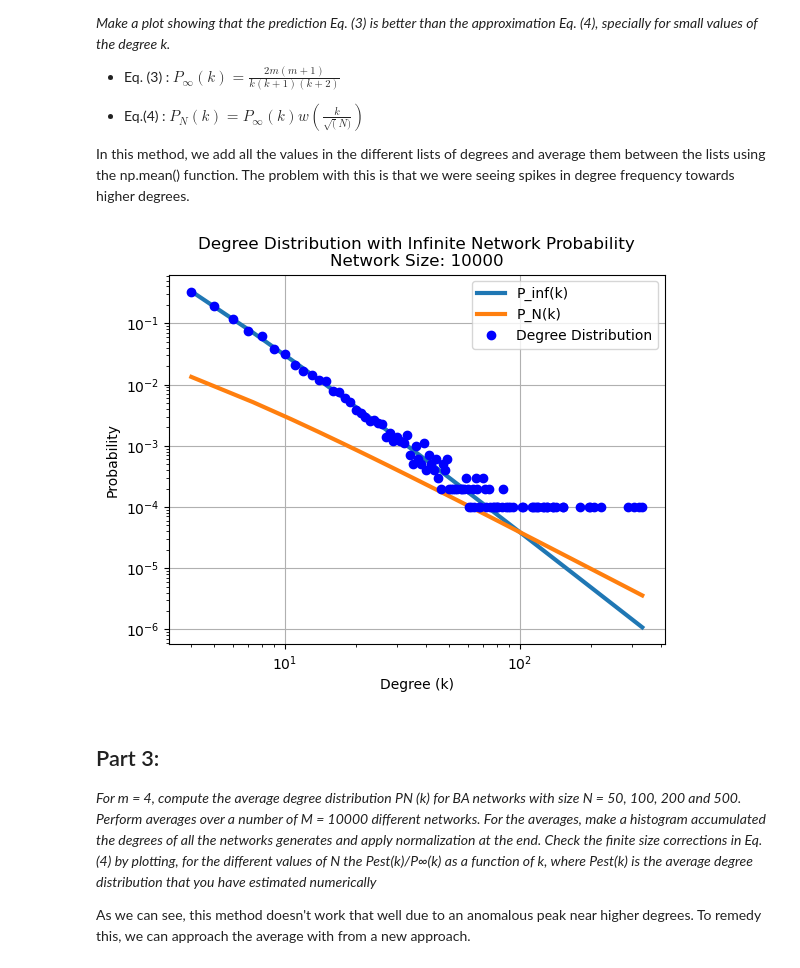
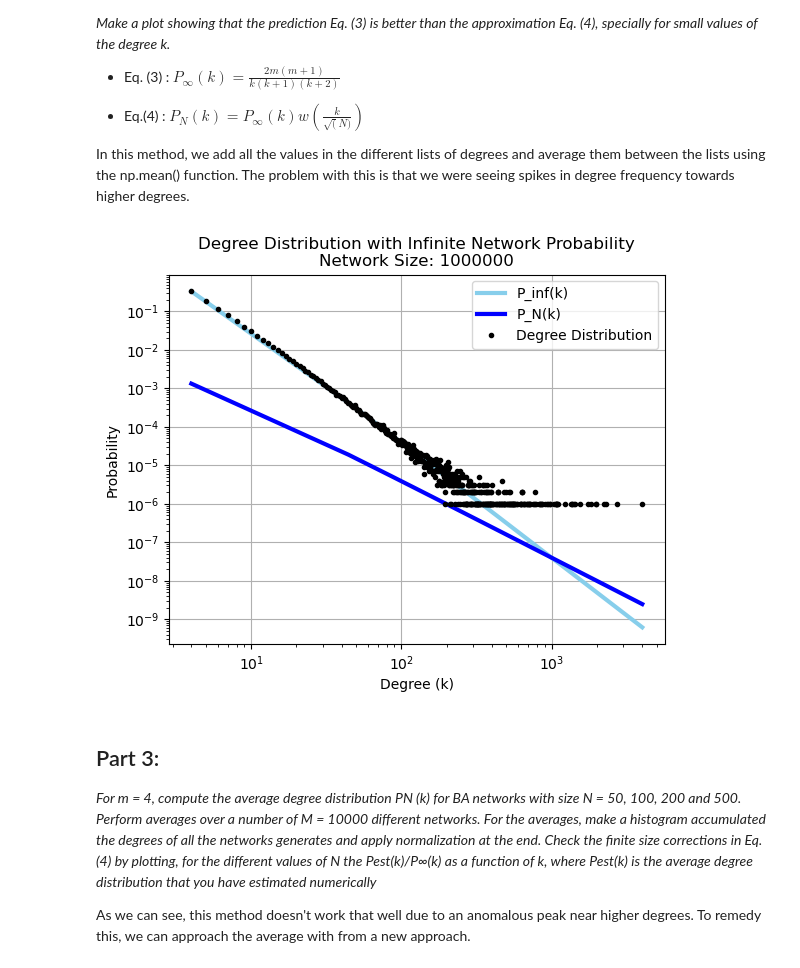
Before and after one commit to CherryWookie/Critical-Phenomena-and-Complexity, a Jupyter notebook: appliedhw/ba_final.ipynb, the cells around one changed output. Saved outputs shown, nothing was run; the diff lists cells and outputs as text; code cells hidden in the pictures.

```diff
--- a/appliedhw/ba_final.ipynb
+++ b/appliedhw/ba_final.ipynb
@@ -60,7 +61,7 @@ def generate_BA(N,m):
         connected_nodes = []
         while len(connected_nodes) < m:
             # Randomly select attachment node
-            the_chosen_node = np.random.choice(aux_list)
+            the_chosen_node = random.choice(aux_list)
             if the_chosen_node not in connected_nodes:
                 connected_nodes.append(the_chosen_node)
 
@@ -84,17 +85,30 @@ def generate_BA(N,m):
 We create another function to plot the degree distribution that returns `k_list` which is a list of the degrees with the index being the node.
 # %%
 def create_degree_list(Network, m):
+
+    # k_list = []
+    # mf_approx_list = []
+
+    # for node in Network:
+    #     k = len(Network[node])
+    #     k_list.append(k)
+
+    #     # Mean Field Approx (Extra)
+    #     mf_approx = (2*(m**2)) / (k**3)
+    #     mf_approx_list.append(mf_approx)
 
     k_list = []
     mf_approx_list = []
 
     for node in Network:
-        k = len(Network[node])
+        k = len(Network[node])  # Degree of the node
         k_list.append(k)
 
-        # Mean Field Approx (Extra)
-        mf_approx = (2*(m^2)) / (k^3)
+        # Correct Mean Field Approximation
+        mf_approx = (2 * (m**2)) / (k**3) if k > 0 else 0  # Avoid division by zero
         mf_approx_list.append(mf_approx)
+
+    return k_list
 
 
 
@@ -135,7 +149,7 @@ def plot_probabilities(k_list, N, m):
 
     # P_inf
     plt.figure()
-    plt.plot(degree, P_inf, label="P_inf(k)", linewidth=3, color='')
+    plt.plot(degree, P_inf, label="P_inf(k)", linewidth=3, color='skyblue')
     plt.xscale('log')
     plt.yscale('log')
     plt.xlabel("k")
@@ -144,7 +158,7 @@ def plot_probabilities(k_list, N, m):
     plt.legend()
 
     # P_N
-    plt.plot(degree, P_N, label="P_N(k)", linewidth=3)
+    plt.plot(degree, P_N, label="P_N(k)", linewidth=3, color='blue')
     plt.xscale('log')
     plt.yscale('log')
     plt.xlabel("k")
@@ -251,7 +265,7 @@ def plot_degree_distribution(k_list, N, m):
     probabilities = counts / len(k_list)
 
     # Plot the degree distribution as discrete points
-    plt.plot(unique_degrees, probabilities, 'o', label='Degree Distribution', color='#9467bd')
+    plt.plot(unique_degrees, probabilities, 'o', markersize=3, label='Degree Distribution', color='black')
 
     # Add labels, title, and legend
     plt.xlabel('Degree (k)')
@@ -370,17 +384,17 @@ than the approximation Eq. (4), specially for small values of the degree k.*
 In this method, we add all the values in the different lists of degrees and average them between the lists using the np.mean() function. The problem with this is that we were seeing spikes in degree frequency towards higher degrees.
 # %%
 m = 4
-N = 10000
+N = 10**6
 
 np.random.seed(9)
 
 # Compute Network for N = 10^6 nodes
 Network = generate_BA(N, m)
 k_list = create_degree_list(Network, m)
 plot_probabilities(k_list, N, m)
 plot_degree_distribution(k_list, N, m)
 # %% [output]
-[figure, old version]
+[figure, new version]
 # %% [markdown]
 ## Part 3:
 *For m = 4, compute the average degree distribution PN (k) for BA networks with size
```
Also changed, not shown: parts of 7 cells of this notebook.
